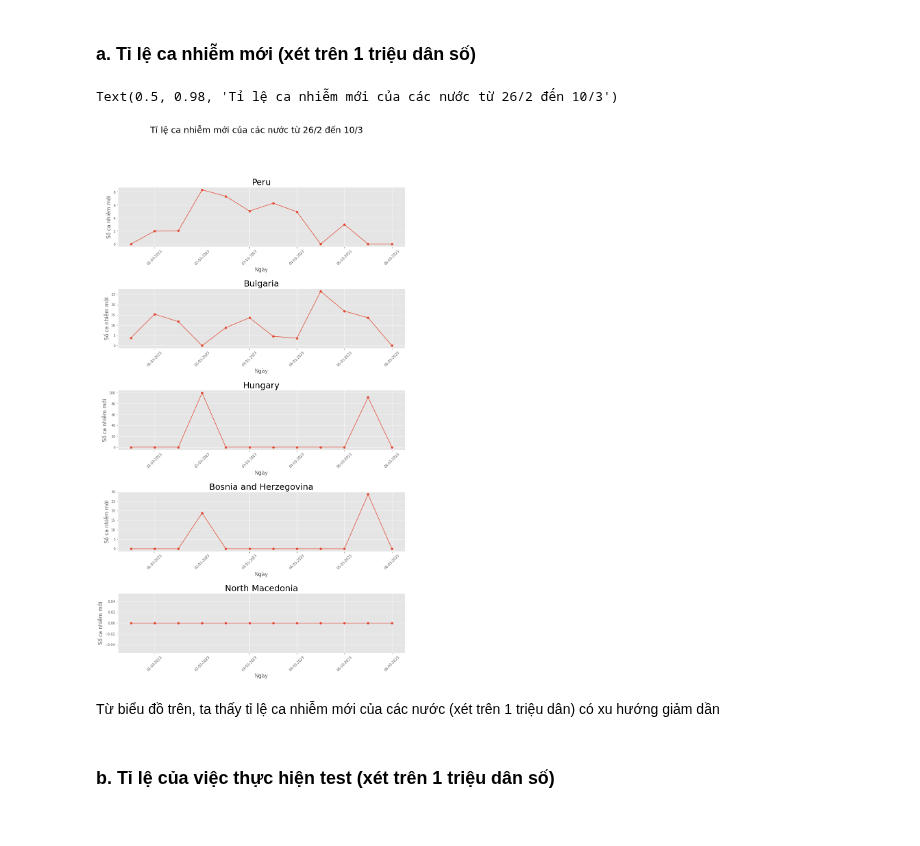
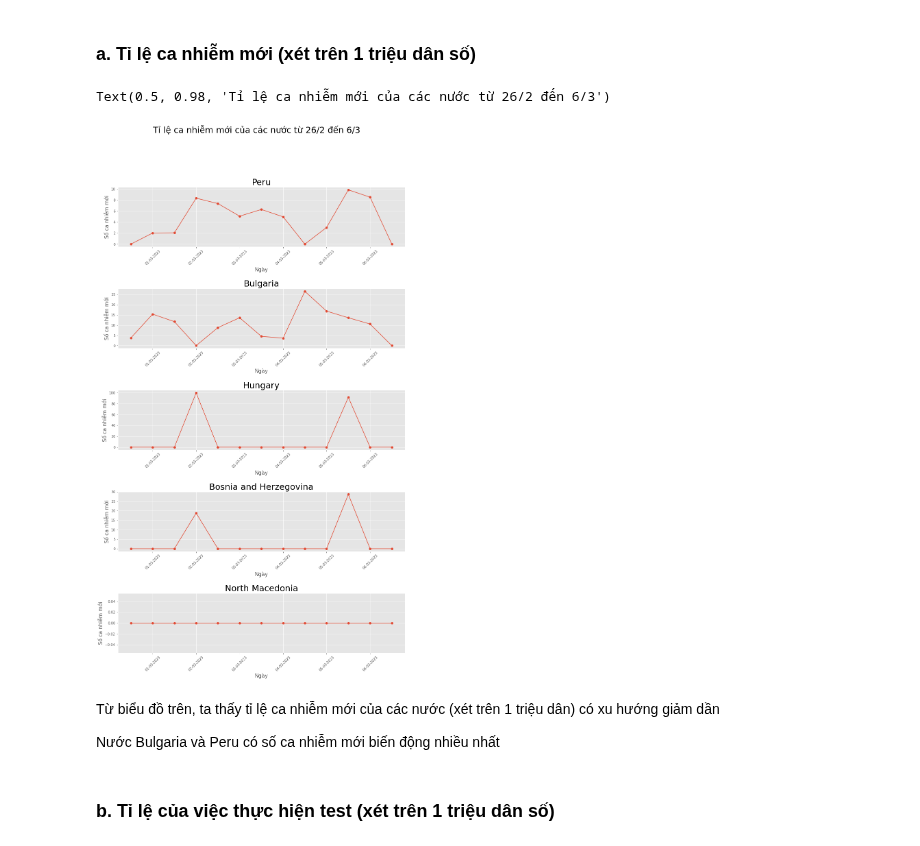
Before and after one commit to vntan/Covid-19-Analysis, a Jupyter notebook: Visualization.ipynb, the cells around one changed output. Saved outputs shown, nothing was run; the diff lists cells and outputs as text; code cells hidden in the pictures.

```diff
--- a/Visualization.ipynb
+++ b/Visualization.ipynb
@@ -274,24 +274,26 @@ new_cases_df['NewCasesPerCapital'] = new_cases_df['NewCases'] / new_cases_df['Po
 # %%
 #draw line chart for each country
 fig = plt.figure(figsize=(15, 25))
 gs = fig.add_gridspec(5, 5)
 gs.update(wspace=0.7, hspace=0.7)
 
 
 for i, country in enumerate(top_5_countries_death):
     ax = fig.add_subplot(gs[i, :])
     ax.plot(new_cases_df[new_cases_df['Country,Other'] == country].groupby('DateCollected')['NewCasesPerCapital'].sum(), label='NewCasesPerCapital', marker='o')
     ax.set_title(f'{country}', size=25)
     ax.set_ylabel('Số ca nhiễm mới', size = 15)
     ax.set_xlabel('Ngày', size = 15)
     ax.set_xticklabels(days, rotation=45)
 
-plt.suptitle(f'Tỉ lệ ca nhiễm mới của các nước từ 26/2 đến 10/3', size=25)
+plt.suptitle(f'Tỉ lệ ca nhiễm mới của các nước từ 26/2 đến 6/3', size=25)
 # %% [output]
-Text(0.5, 0.98, 'Tỉ lệ ca nhiễm mới của các nước từ 26/2 đến 10/3')
+Text(0.5, 0.98, 'Tỉ lệ ca nhiễm mới của các nước từ 26/2 đến 6/3')
-[figure, old version]
+[figure, new version]
 # %% [markdown]
 Từ biểu đồ trên, ta thấy tỉ lệ ca nhiễm mới của các nước (xét trên 1 triệu dân) có xu hướng giảm dần
+
+Nước Bulgaria và Peru có số ca nhiễm mới biến động nhiều nhất
 # %% [markdown]
 ### b. Tỉ lệ của việc thực hiện test (xét trên 1 triệu dân số)
 # %% [markdown]
```
Also changed, not shown: parts of 10 cells of this notebook.
